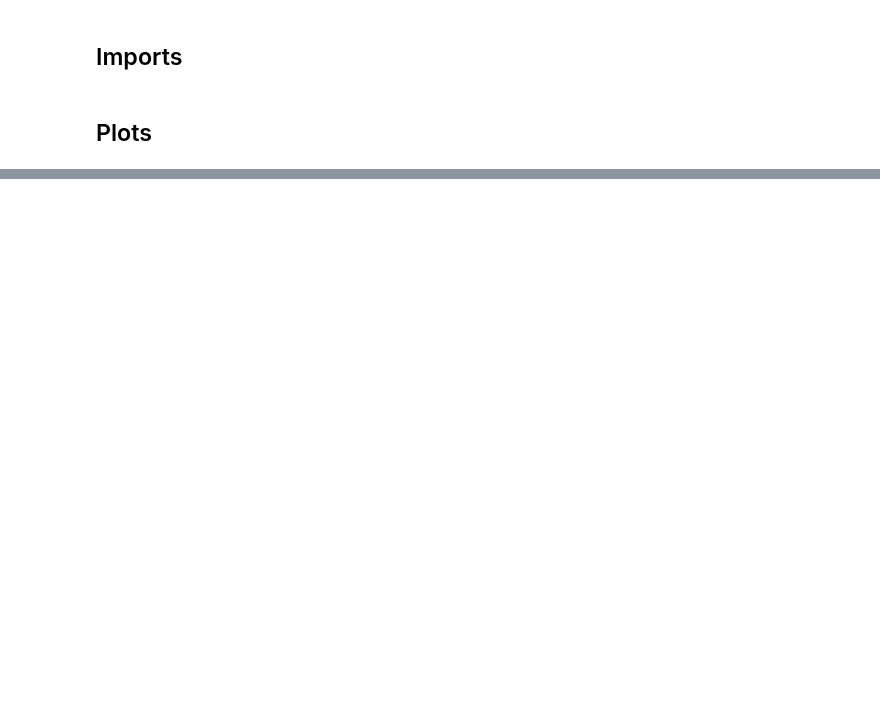
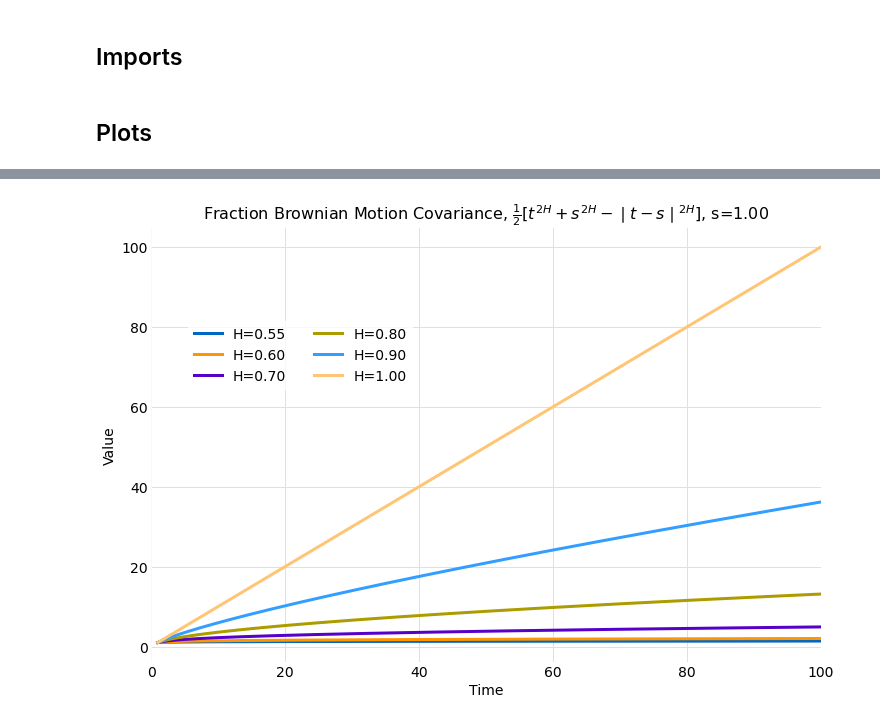
Before and after one commit to glyfish/alef, a Jupyter notebook: notebooks/mean_reversion/fbm_expectations.ipynb, the cells around one changed output, grey strips where cells are left out. Drawn from its saved outputs; the diff is of its cells as text; code cells hidden in the pictures; blank space fills up the shorter version.

```diff
--- a/notebooks/mean_reversion/fbm_expectations.ipynb
+++ b/notebooks/mean_reversion/fbm_expectations.ipynb
@@ -70,0 +134,11 @@ def variance(H_vals, time, lengend_location):
+# %%
+tmax = 100
+Δt = 0.01
+nsteps = int(tmax/Δt)
+H_vals = [0.55, 0.6, 0.7, 0.8, 0.9, 1.0]
+time = numpy.linspace(0.0, tmax, nsteps)
+
+s = 1.0
+covariance_plot(H_vals, s, time, (0.4, 0.8))
+# %% [output]
+[figure, added]
```
Also changed, not shown: parts of 13 cells of this notebook, 4 other files.
